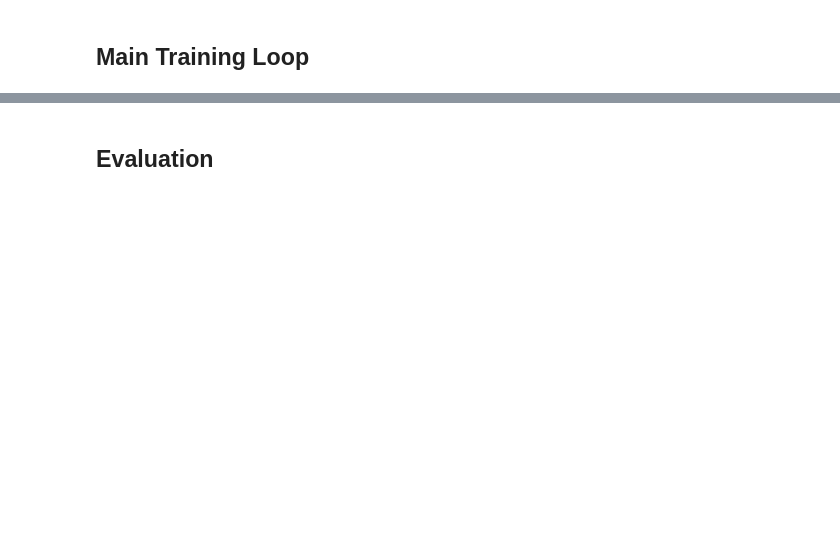
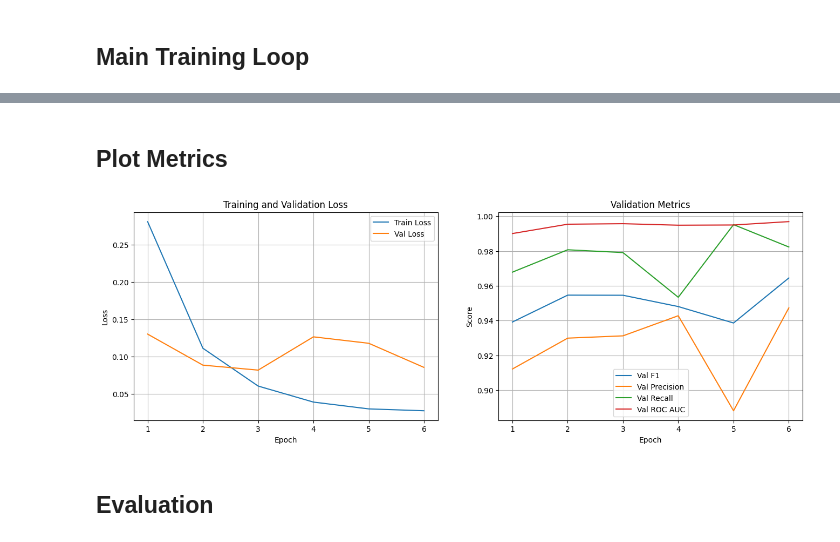
Before and after one commit to enricoferraiolo/PED, a Jupyter notebook: main.ipynb, the cells around one changed output, grey strips where cells are left out. Saved outputs shown, nothing was run; the diff lists cells and outputs as text; code cells hidden in the pictures; blank space fills up the shorter version.

Commit message:
loading, training and evaluation

```diff
--- a/main.ipynb
+++ b/main.ipynb
@@ -43,7 +43,7 @@ torch.manual_seed(SEED)
 
 # Config
 DATA_PROCESSED = Path("data/preprocessed")  # path
-FILEPATH_DATA_PREPROCESSED = DATA_PROCESSED / "preprocessed_data.csv"  # filename
+FILEPATH_DATA_PREPROCESSED = DATA_PROCESSED / "preprocessed_data.npz"  # filename
 DATA_ALREADY_PREPROCESSED = True  # whether the data is already preprocessed
 
 MAX_VOCAB = 40000
@@ -219,8 +249,12 @@ Val size: 1586
 Test size: 2798
 # %%
 # Print sample line
-print("Sample text, tokenized, label:")
-print(df['text'].iloc[0])
-print(token_lists[0])
-print(df['label'].iloc[0])
+i = 0
+print("Sample text, tokenized, and label:\n")
+print("Text:")
+print(texts[i])
+print("\nTokens:")
+print(tokens[i])
+print("\nLabel:")
+print(labels[i])
 # %% [output]
@@ -338,2 +458,36 @@ KeyboardInterrupt:
+# %% [markdown]
+## Plot Metrics
+# %%
+import matplotlib.pyplot as plt
+
+epochs = range(1, len(train_losses) + 1)
+
+plt.figure(figsize=(16,5))
+
+# Loss
+plt.subplot(1,2,1)
+plt.plot(epochs, train_losses, label="Train Loss")
+plt.plot(epochs, val_losses, label="Val Loss")
+plt.xlabel("Epoch")
+plt.ylabel("Loss")
+plt.title("Training and Validation Loss")
+plt.legend()
+plt.grid(True)
+
+# F1, Precision, Recall
+plt.subplot(1,2,2)
+plt.plot(epochs, val_f1s, label="Val F1")
+plt.plot(epochs, val_precisions, label="Val Precision")
+plt.plot(epochs, val_recalls, label="Val Recall")
+plt.plot(epochs, val_roc_aucs, label="Val ROC AUC")
+plt.xlabel("Epoch")
+plt.ylabel("Score")
+plt.title("Validation Metrics")
+plt.legend()
+plt.grid(True)
+
+plt.show()
+# %% [output]
+[figure, added]
 # %% [markdown]
 ## Evaluation
```
Also changed, not shown: parts of 9 cells of this notebook, 3 other files.
